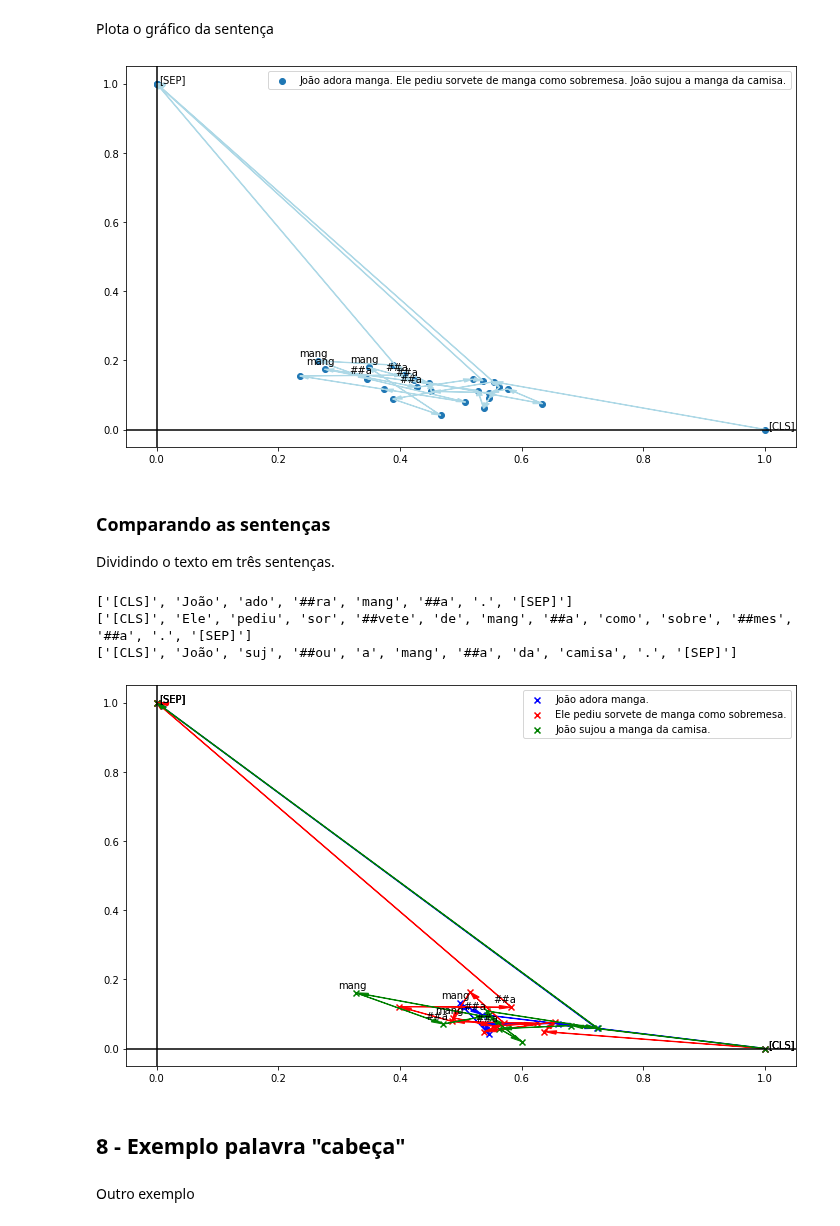
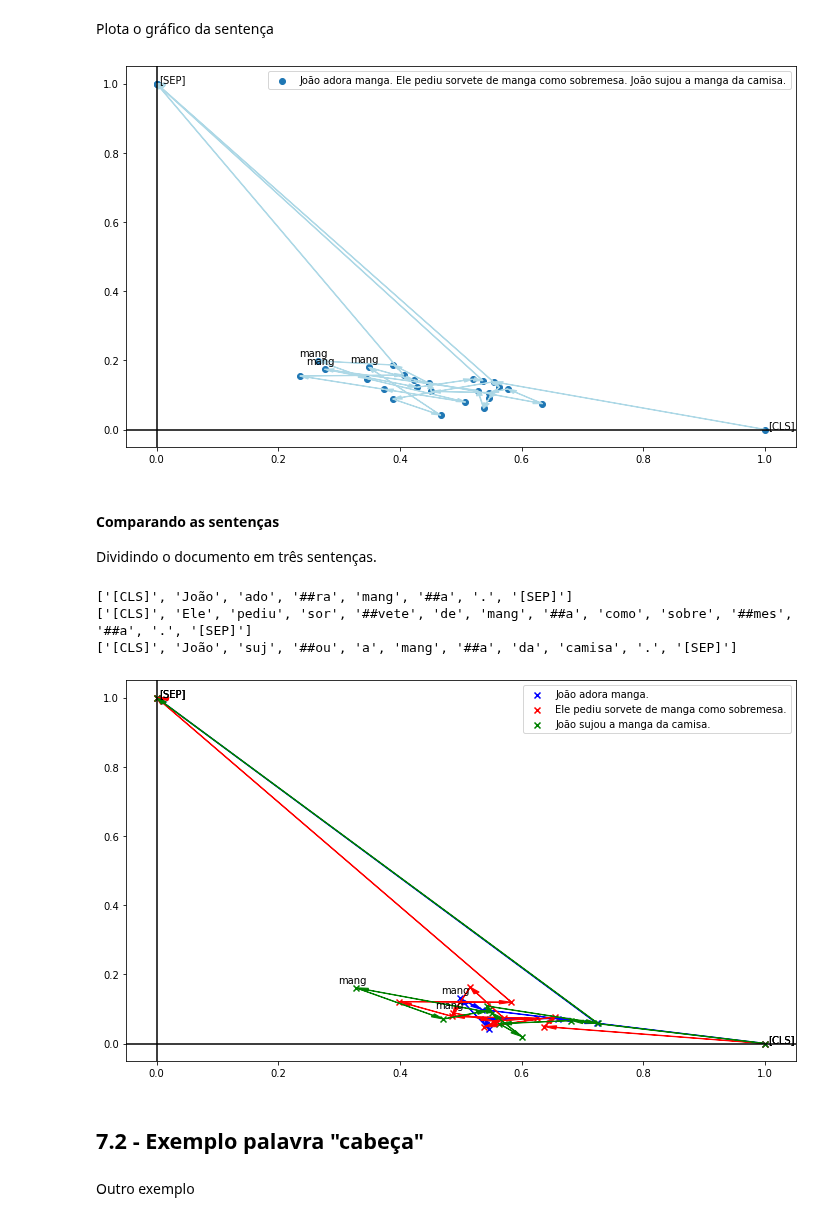
Before and after one commit to osmarbraz/exemplos_BERT, a Jupyter notebook: ExemplosWordEmbeddingContextualBERT_pt_br.ipynb, the cells around one changed output. Drawn from its saved outputs; the diff is of its cells as text; code cells hidden in the pictures.

```diff
--- a/ExemplosWordEmbeddingContextualBERT_pt_br.ipynb
+++ b/ExemplosWordEmbeddingContextualBERT_pt_br.ipynb
@@ -1905,21 +1902,21 @@ plt.show()
 Outro exemplo
 # %%
 # Define um sentença de exemplo com diversos significados da palavra  "manga"
-texto = "João adora manga. Ele pediu sorvete de manga como sobremesa. João sujou a manga da camisa."
+documento = "João adora manga. Ele pediu sorvete de manga como sobremesa. João sujou a manga da camisa."
 
 # Adiciona os tokens especiais
-texto_marcado = "[CLS] " + texto + " [SEP]"
+documento_marcado = "[CLS] " + documento + " [SEP]"
 
 # Divide a sentença em tokens
-texto_tokenizado = tokenizer.tokenize(texto_marcado)
+documento_tokenizado = tokenizer.tokenize(documento_marcado)
 
 # Mapeia os tokens em seus índices do vocabulário
-tokens_indexados = tokenizer.convert_tokens_to_ids(texto_tokenizado)
+tokens_indexados = tokenizer.convert_tokens_to_ids(documento_tokenizado)
 
 # Mostra os tokens com seus índices
 i = 0
-for tup in zip(texto_tokenizado, tokens_indexados):
-    print('{:>3} {:<12} {:>6,}'.format(i, tup[0], tup[1]))
+for tup in zip(documento_tokenizado, tokens_indexados):
+    print("{:>3} {:<12} {:>6,}".format(i, tup[0], tup[1]))
     i= i + 1
 # %% [output]
   0 [CLS]           101
@@ -1943,7 +1940,7 @@ for tup in zip(texto_tokenizado, tokens_indexados):
 Máscara de atenção das palavras
 # %%
 # Marca cada um dos tokens como pertencentes à sentença "1".
-mascara_atencao = [1] * len(texto_tokenizado)
+mascara_atencao = [1] * len(documento_tokenizado)
 
 print (mascara_atencao)
 print (len(mascara_atencao))
@@ -2030,5 +2027,5 @@ Confirmando vetores dependentes do contexto
 # %%
-for i, token_str in enumerate(texto_tokenizado):
+for i, token_str in enumerate(documento_tokenizado):
   print (i, token_str)
 # %% [output]
 0 [CLS]
@@ -2056,18 +2053,18 @@ tokenInicio = 4
 tokenFim = 5
 
 #Inicia com o primeiro token.
-token_unificado = texto_tokenizado[tokenInicio]
+token_unificado = documento_tokenizado[tokenInicio]
 
 # Seleciona o restante dos tokens e junta com espaços.
 for i in range(tokenInicio + 1, tokenFim + 1):
 
     # Se for um token de subpalavra, combina com o token anterior.
-    if texto_tokenizado[i][0:2] == '##':
-        token_unificado += texto_tokenizado[i][2:]
+    if documento_tokenizado[i][0:2] == "#":
+        token_unificado += documento_tokenizado[i][2:]
 
     # Caso contrário adiciona um espaço ao token.
     else:
-        token_unificado += ' ' + texto_tokenizado[i]
+        token_unificado += " " + documento_tokenizado[i]
 
-print('token: "' + token_unificado + '"')
+print("token: "" + token_unificado + """)
 # %% [output]
@@ -2234,51 +2233,51 @@ Plota o gráfico da sentença
 # %%
 # Aumenta o tamanho da plotagem do gráfico
 plt.figure(figsize=(12,7))
-plt.axhline(color='black')
-plt.axvline(color='black')
-plt.scatter(Wp[0,:], Wp[1,:], label=texto)
+plt.axhline(color="black")
+plt.axvline(color="black")
+plt.scatter(Wp[0,:], Wp[1,:], label=documento)
 rX = max(Wp[0,:])-min(Wp[0,:])
 rY = max(Wp[1,:])-min(Wp[1,:])
 rM = max(rX, rY)
 eps = 0.005
-for i, token in enumerate(texto_tokenizado):
-    if token in ['[CLS]', '[SEP]']:
+for i, token in enumerate(documento_tokenizado):
+    if token in ["[CLS]", "[SEP]"]:
         plt.annotate(token, (Wp[0,i]+rX*eps, Wp[1,i]+rX*eps))
-    if token in ['mang', '##a']:
+    if token in ["mang", "#a"]:
         plt.annotate(token, (Wp[0,i]+rX*eps*-6, Wp[1,i]+rX*eps*3))
     if i>0:
-        plt.arrow(Wp[0,i-1],Wp[1,i-1], Wp[0,i]-Wp[0,i-1], Wp[1,i]-Wp[1,i-1], color='lightblue', head_length=rM*eps*3, head_width=rM*eps*2, length_includes_head=True)
+        plt.arrow(Wp[0,i-1],Wp[1,i-1], Wp[0,i]-Wp[0,i-1], Wp[1,i]-Wp[1,i-1], color="lightblue", head_length=rM*eps*3, head_width=rM*eps*2, length_includes_head=True)
 plt.legend()
 
 # Mostra o gráfico
 plt.show()
 # %% [output]
-[figure, old version]
+[figure, new version]
 # %% [markdown]
-### Comparando as sentenças
+#### Comparando as sentenças
 
-Dividindo o texto em três sentenças.
+Dividindo o documento em três sentenças.
 # %%
-texto = ["João adora manga.", "Ele pediu sorvete de manga como sobremesa.", "João sujou a manga da camisa."]
-colors = ['blue', 'red', 'green']
+documento = ["João adora manga.", "Ele pediu sorvete de manga como sobremesa.", "João sujou a manga da camisa."]
+colors = ["blue", "red", "green"]
 
 # Aumenta o tamanho da plotagem do gráfico
 plt.figure(figsize=(12,7))
-plt.axhline(color='black')
-plt.axvline(color='black')
-for n,sentenca in enumerate(texto):
+plt.axhline(color="black")
+plt.axvline(color="black")
+for n,sentenca in enumerate(documento):
     Wp, tokens = getEmbeddingsVisualUltimaCamada(sentenca, model, tokenizer)
     print(tokens)
-    plt.scatter(Wp[0,:], Wp[1,:], color=colors[n], marker='x', label=sentenca)
+    plt.scatter(Wp[0,:], Wp[1,:], color=colors[n], marker="x", label=sentenca)
     rX = max(Wp[0,:])-min(Wp[0,:])
     rY = max(Wp[1,:])-min(Wp[1,:])
     rM = max(rX, rY)
     eps = 0.005
     eps2 = 0.005
     for i, token in enumerate(tokens):
-        if token in ['[CLS]', '[SEP]']:
+        if token in ["[CLS]", "[SEP]"]:
             plt.annotate(token, (Wp[0,i]+rX*eps, Wp[1,i]+rX*eps))
-        if token in ['mang', '##a']:
+        if token in ["mang", "#a"]:
             plt.annotate(token, (Wp[0,i]+rX*eps*-6, Wp[1,i]+rX*eps*3))
         if i>0:
             plt.arrow(Wp[0,i-1],Wp[1,i-1], Wp[0,i]-Wp[0,i-1], Wp[1,i]-Wp[1,i-1], color=colors[n], head_length=rM*eps2*4, head_width=rM*eps2*2, length_includes_head=True)
@@ -2290,9 +2289,9 @@ plt.show()
 ['[CLS]', 'João', 'ado', '##ra', 'mang', '##a', '.', '[SEP]']
 ['[CLS]', 'Ele', 'pediu', 'sor', '##vete', 'de', 'mang', '##a', 'como', 'sobre', '##mes', '##a', '.', '[SEP]']
 ['[CLS]', 'João', 'suj', '##ou', 'a', 'mang', '##a', 'da', 'camisa', '.', '[SEP]']
-[figure, old version]
+[figure, new version]
 # %% [markdown]
-## 8 - Exemplo palavra "cabeça"
+## 7.2 - Exemplo palavra "cabeça"
 # %% [markdown]
 Outro exemplo
 # %%
```
Also changed, not shown: parts of 175 cells of this notebook.
